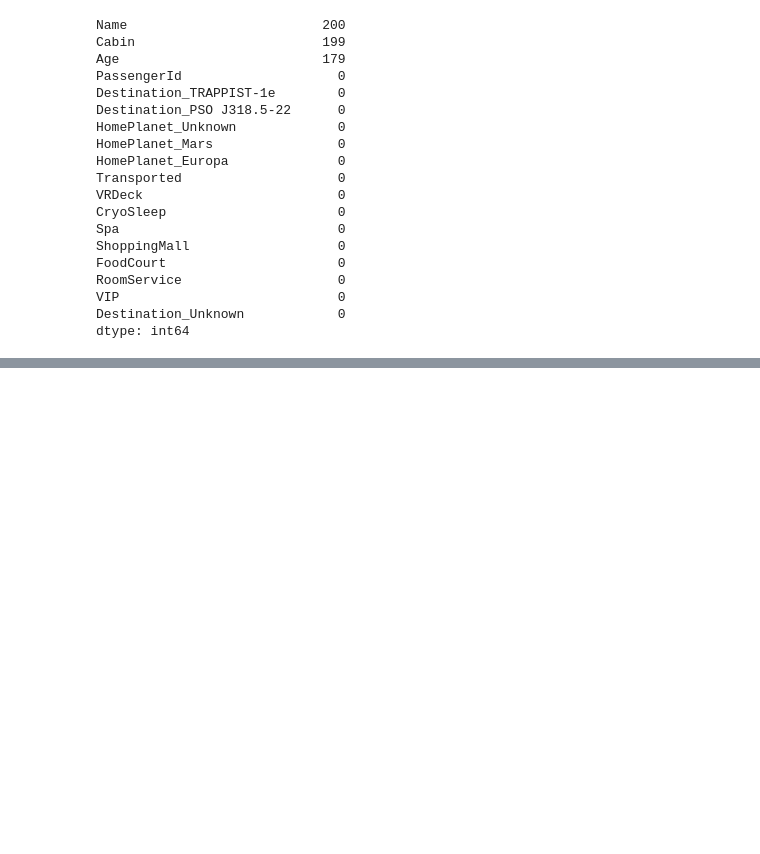
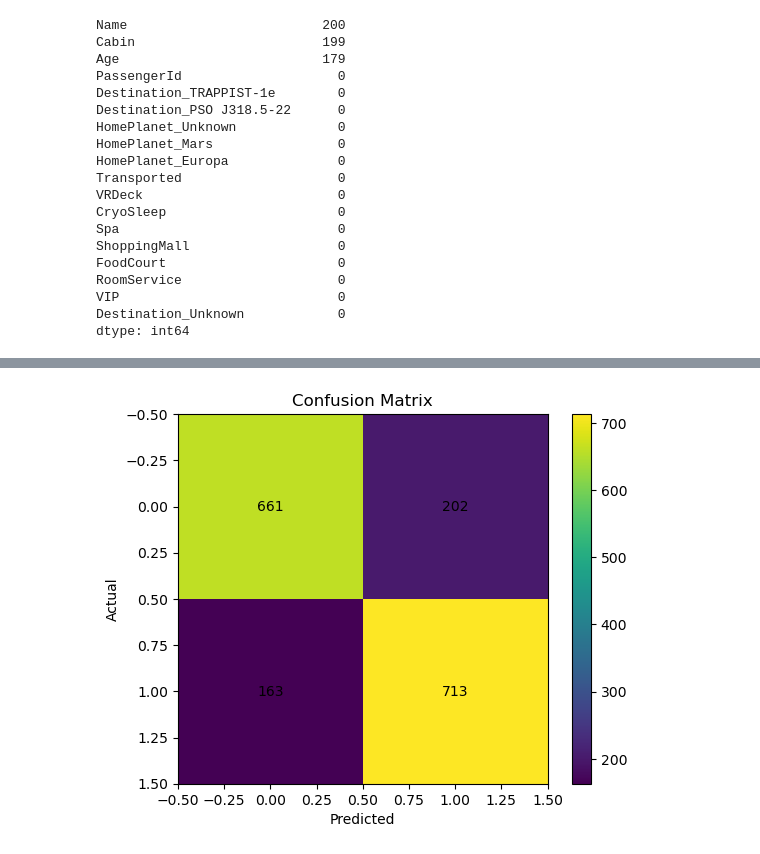
Before and after one commit to Janish-1/Kaggle, a Jupyter notebook: SpaceshipTitanic/Spaceship-Titanic-Submission.ipynb, the cells around one changed output, grey strips where cells are left out. Saved outputs shown, nothing was run; the diff lists cells and outputs as text; code cells hidden in the pictures; blank space fills up the shorter version.

```diff
--- a/SpaceshipTitanic/Spaceship-Titanic-Submission.ipynb
+++ b/SpaceshipTitanic/Spaceship-Titanic-Submission.ipynb
@@ -181,3 +190,9 @@ train_clean.drop(columns=['Cabin'], inplace=True)
+# %%
+train_clean = pd.get_dummies(
+    train_clean,
+    columns=['Deck', 'Side'],
+    drop_first=True
+)
 # %%
 # Name Dropping
 train_clean.drop(columns=['Name'], inplace=True)
@@ -215 +228,14 @@ Side                         0
 dtype: int64
+# %%
+# Binary Classification
+y = train_clean['Transported'] # Training Results
+X = train_clean.drop(columns=['Transported', 'PassengerId']) # Testing Input
+# %%
+from sklearn.model_selection import train_test_split
+
+X_train, X_val, y_train, y_val = train_test_split(
+    X, y,
+    test_size=0.2,
+    random_state=42,
+    stratify=y
+)
@@ -215,0 +252,5 @@ dtype: int64
+# %%
+from sklearn.linear_model import LogisticRegression
+
+model = LogisticRegression(max_iter=1000)
+model.fit(X_train, y_train)
@@ -215,0 +305,21 @@ dtype: int64
+# %%
+from sklearn.metrics import confusion_matrix
+import matplotlib.pyplot as plt
+
+y_pred = model.predict(X_val)
+cm = confusion_matrix(y_val, y_pred)
+
+plt.figure()
+plt.imshow(cm)
+plt.title("Confusion Matrix")
+plt.xlabel("Predicted")
+plt.ylabel("Actual")
+plt.colorbar()
+
+for i in range(cm.shape[0]):
+    for j in range(cm.shape[1]):
+        plt.text(j, i, cm[i, j], ha="center", va="center")
+
+plt.show()
+# %% [output]
+[figure, added]
```
Also changed, not shown: parts of 8 cells of this notebook.
